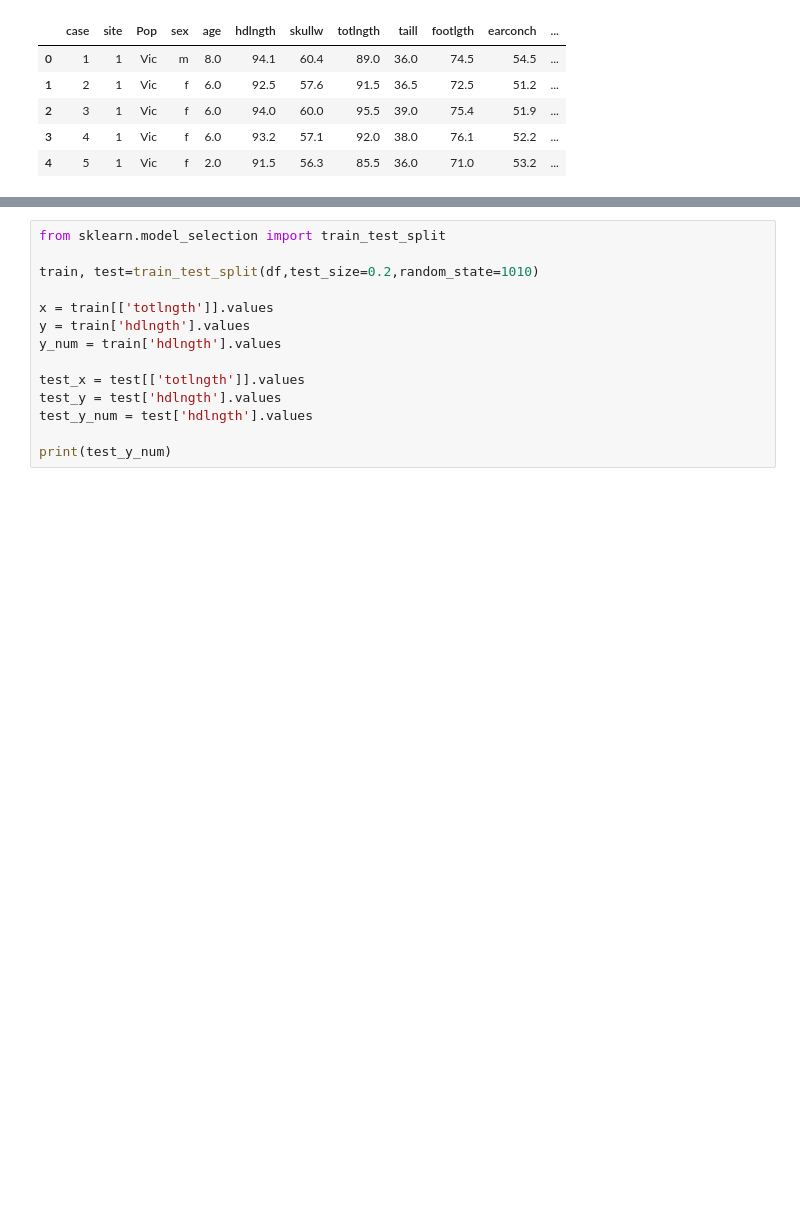
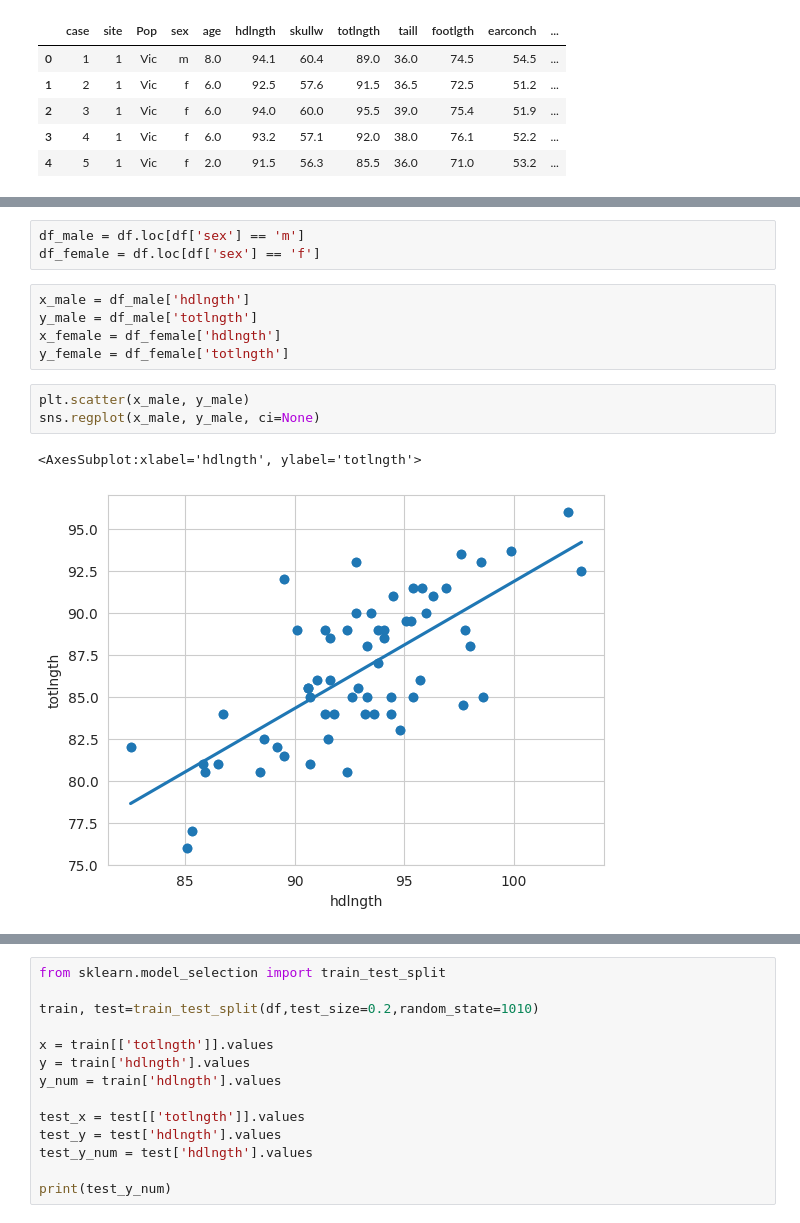
Before and after one commit to huynhand/Homework2, a Jupyter notebook: notebook/example.ipynb, the cells around one changed output, grey strips where cells are left out. Saved outputs shown, nothing was run; the diff lists cells and outputs as text; blank space fills up the shorter version.

```diff
--- a/notebook/example.ipynb
+++ b/notebook/example.ipynb
@@ -60,0 +69,14 @@ sns.pairplot(df,hue="hdlngth",height=1)
+# %%
+df_male = df.loc[df['sex'] == 'm']
+df_female = df.loc[df['sex'] == 'f']
+# %%
+x_male = df_male['hdlngth']
+y_male = df_male['totlngth']
+x_female = df_female['hdlngth']
+y_female = df_female['totlngth']
+# %%
+plt.scatter(x_male, y_male)
+sns.regplot(x_male, y_male, ci=None)
+# %% [output]
+<AxesSubplot:xlabel='hdlngth', ylabel='totlngth'>
+[figure, added]
```
Also changed, not shown: parts of 33 cells of this notebook.
